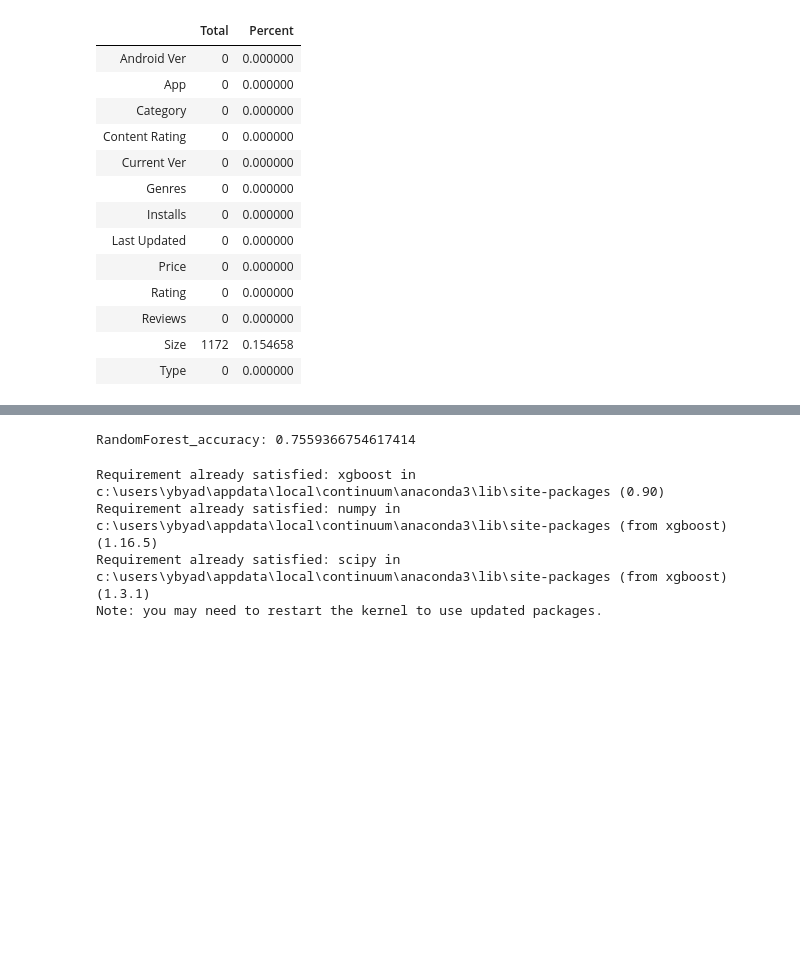
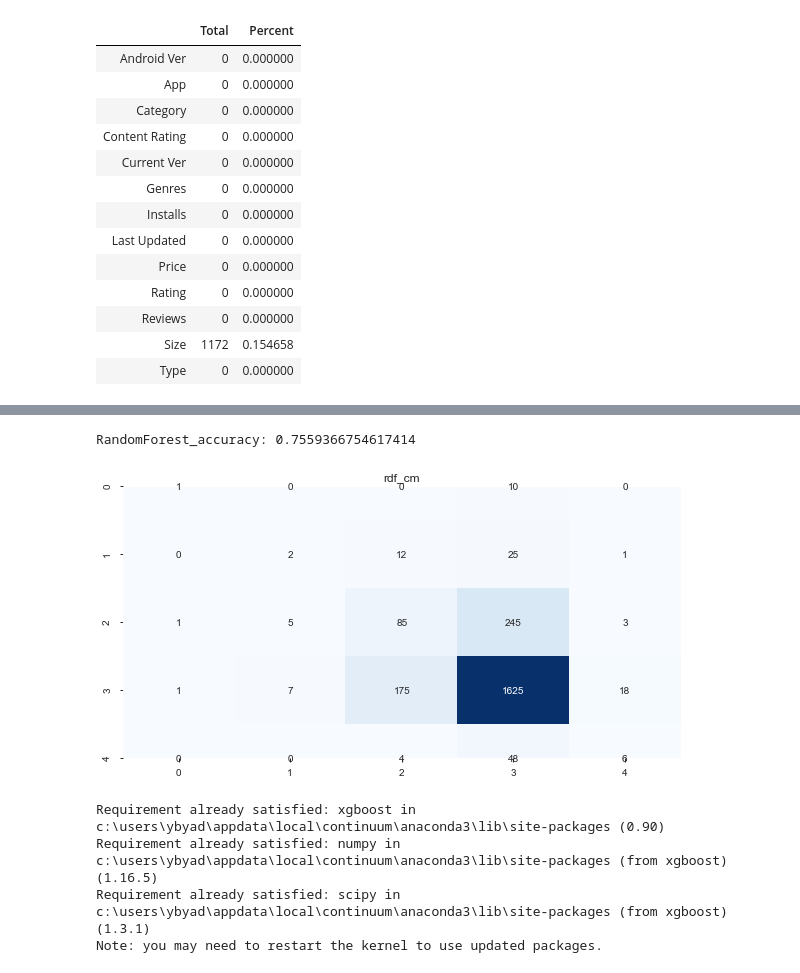
Before and after one commit to ybyadav36/Mobile-app-success-Prediction, a Jupyter notebook: MyNewMLPr.ipynb, the cells around one changed output, grey strips where cells are left out. Drawn from its saved outputs; the diff is of its cells as text; code cells hidden in the pictures; blank space fills up the shorter version.

```diff
--- a/MyNewMLPr.ipynb
+++ b/MyNewMLPr.ipynb
@@ -545,15 +568,16 @@ SVM_regressor_accuracy: 0.8034300791556728
 rdf_c=RandomForestClassifier(n_estimators=10,criterion='entropy',random_state=30)
 rdf_c.fit(X_train,y_train)
 rdf_pred=rdf_c.predict(X_test)
-#rdf_cm=confusion_matrix(y_test,rdf_pred)
+rdf_cm=confusion_matrix(y_test,rdf_pred)
 rdf_ac=accuracy_score(rdf_pred,y_test)
 # %%
-#plt.figure(figsize=(10,5))
-#plt.title("rdf_cm")
-#sns.heatmap(rdf_cm,annot=True,cmap="Blues",fmt="d",cbar=False)
+plt.figure(figsize=(10,5))
+plt.title("rdf_cm")
+sns.heatmap(rdf_cm,annot=True,cmap="Blues",fmt="d",cbar=False)
 print('RandomForest_accuracy:',rdf_ac)
 # %% [output]
 RandomForest_accuracy: 0.7559366754617414
+[figure, added]
 # %%
 pip install xgboost
 # %% [output]
```
Also changed, not shown: parts of 11 cells of this notebook.
